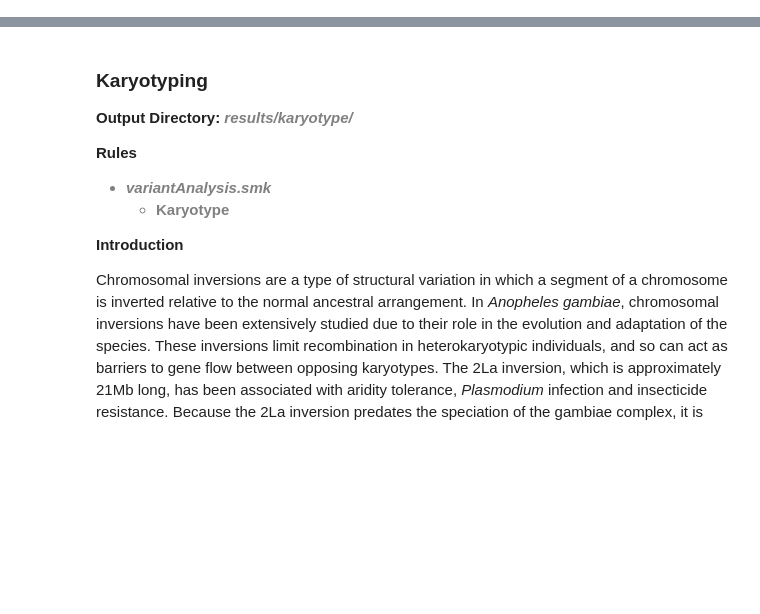
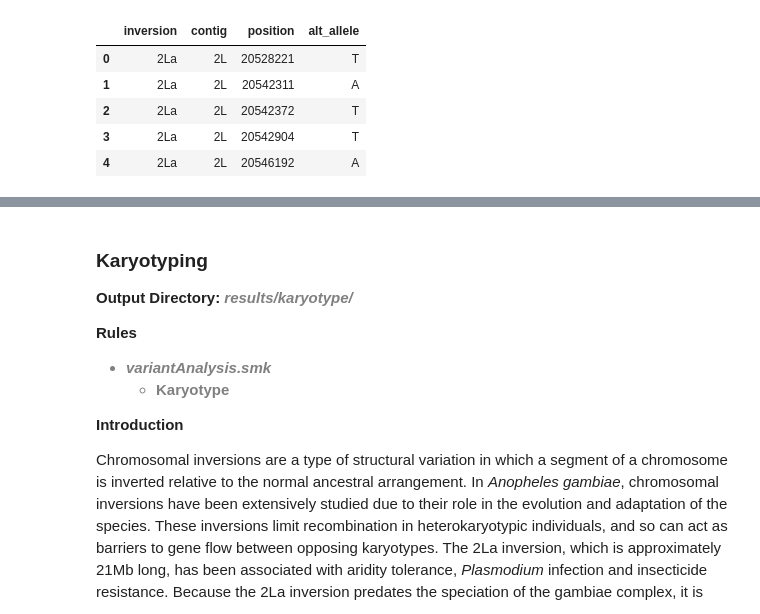
Before and after one commit to sanjaynagi/rna-seq-pop, a Jupyter notebook: workflow/notebooks/karyotype.ipynb, the cells around one changed output, grey strips where cells are left out. Drawn from its saved outputs; the diff is of its cells as text; code cells hidden in the pictures; blank space fills up the shorter version.

```diff
--- a/workflow/notebooks/karyotype.ipynb
+++ b/workflow/notebooks/karyotype.ipynb
@@ -21,3 +28,13 @@ metadata_path = "../../config/samples_oldnames.tsv"
+# %%
+df_tag_snps = pd.read_csv(tag_snp_path, sep=",")
+df_tag_snps.head()
+# %% [output]
+|  | inversion | contig | position | alt_allele |
+| 0 | 2La | 2L | 20528221 | T |
+| 1 | 2La | 2L | 20542311 | A |
+| 2 | 2La | 2L | 20542372 | T |
+| 3 | 2La | 2L | 20542904 | T |
+| 4 | 2La | 2L | 20546192 | A |
 # %%
 import yaml
 with open(config_path) as params_file:
```
Also changed, not shown: parts of 10 cells of this notebook, 13 other files.
